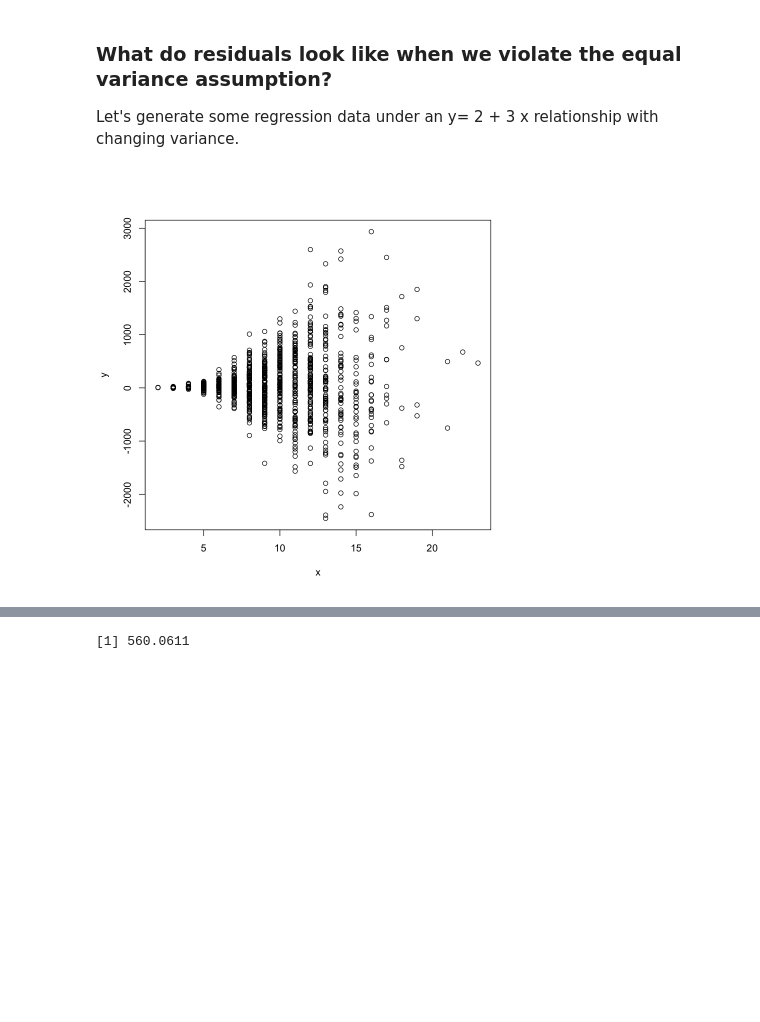
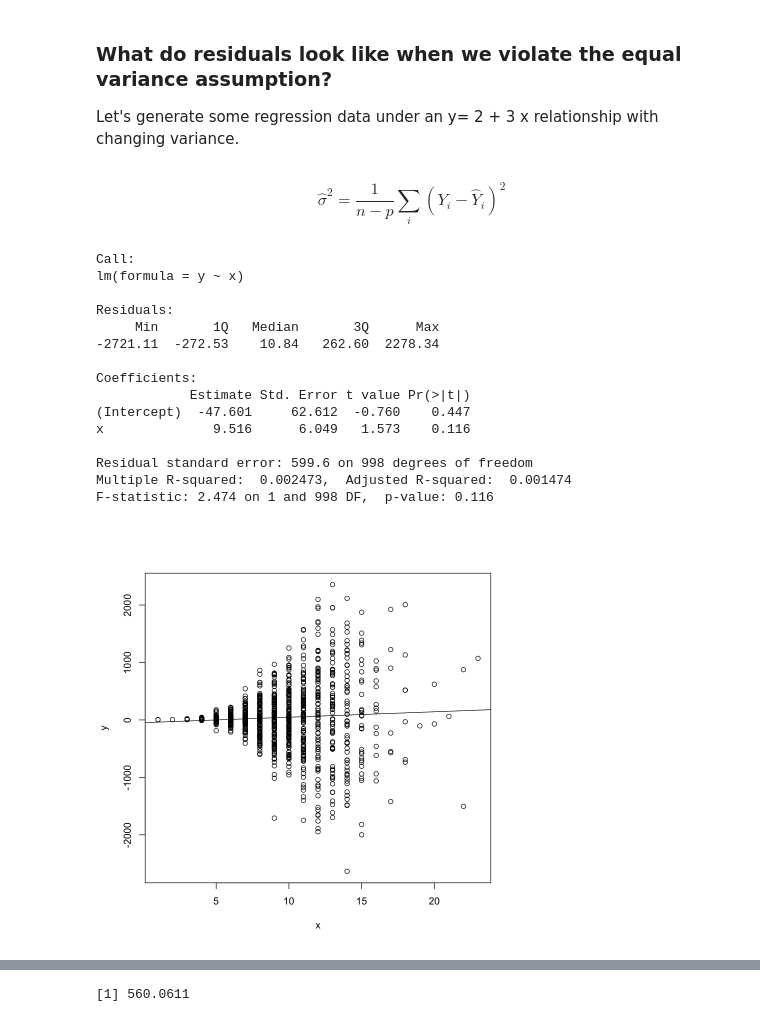
Before and after one commit to computationalUncertaintyLab/2021F_AlgLabII, a Jupyter notebook: lab08/Lab08.ipynb, the cells around one changed output, grey strips where cells are left out. Cells and saved outputs as stored; diff of their text form; code cells hidden in the pictures; blank space fills up the shorter version.

```diff
--- a/lab08/Lab08.ipynb
+++ b/lab08/Lab08.ipynb
@@ -41,14 +62,37 @@ median(residuals(fit))
 ### What do residuals look like when we violate the equal variance assumption?
 
 Let's generate some regression data under an y= 2 + 3 x relationship with changing variance.
+# %% [markdown]
+$$\hat{\sigma}^2 = \frac{1}{n-p} \sum_i (Y_i -\hat{Y}_i)^2$$
 # %%
 y <- rep(0,1000)
 x <- sort(rpois(1000,10))
+#print (x)
 
 for (i in 1:1000){
+    ### y_i ~ N( 2 + 3*x_i,sigma^2)
+    ### y_i ~ 2 + 3*x_i + epsilon where epsilon ~ N(0,sigma^2)
     y[i] <- rnorm(1,2 + 3*x[i],i)
 }
 plot(x,y)
+fit <- lm(y~x)
+summary(fit)
+abline(a=fit$coefficients[1],b=fit$coefficients[2])
 # %% [output]
+Call:
+lm(formula = y ~ x)
+
+Residuals:
+     Min       1Q   Median       3Q      Max
+-2721.11  -272.53    10.84   262.60  2278.34
+
+Coefficients:
+            Estimate Std. Error t value Pr(>|t|)
+(Intercept)  -47.601     62.612  -0.760    0.447
+x              9.516      6.049   1.573    0.116
+
+Residual standard error: 599.6 on 998 degrees of freedom
+Multiple R-squared:  0.002473,  Adjusted R-squared:  0.001474
+F-statistic: 2.474 on 1 and 998 DF,  p-value: 0.116
-[figure, old version]
+[figure, new version]
 # %%
```
Also changed, not shown: parts of 12 cells of this notebook, 4 other files.
